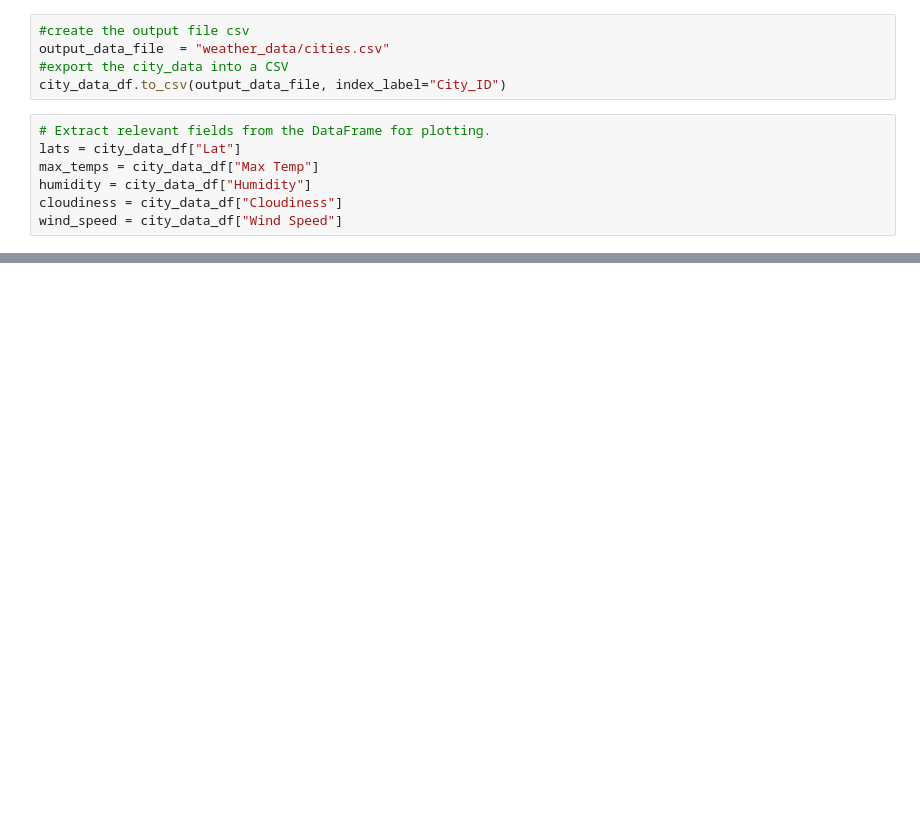
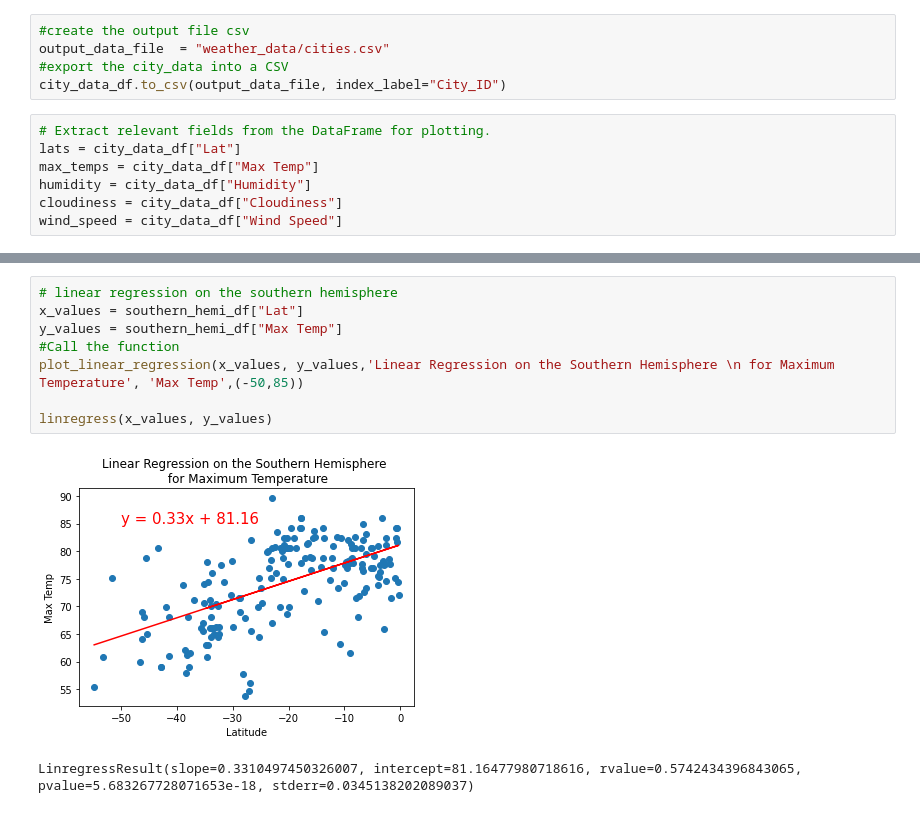
Before and after one commit to mengmeng2702/World_Weather_Analysis, a Jupyter notebook: WeatherPy.ipynb, the cells around one changed output, grey strips where cells are left out. Cells and saved outputs as stored; diff of their text form; blank space fills up the shorter version.

```diff
--- a/WeatherPy.ipynb
+++ b/WeatherPy.ipynb
@@ -249,0 +323,11 @@ plt.show()
+# %%
+# linear regression on the southern hemisphere
+x_values = southern_hemi_df["Lat"]
+y_values = southern_hemi_df["Max Temp"]
+#Call the function
+plot_linear_regression(x_values, y_values,'Linear Regression on the Southern Hemisphere \n for Maximum Temperature', 'Max Temp',(-50,85))
+
+linregress(x_values, y_values)
+# %% [output]
+[figure, added]
+LinregressResult(slope=0.3310497450326007, intercept=81.16477980718616, rvalue=0.5742434396843065, pvalue=5.683267728071653e-18, stderr=0.0345138202089037)
```
Also changed, not shown: parts of 19 cells of this notebook, 5 other files.
